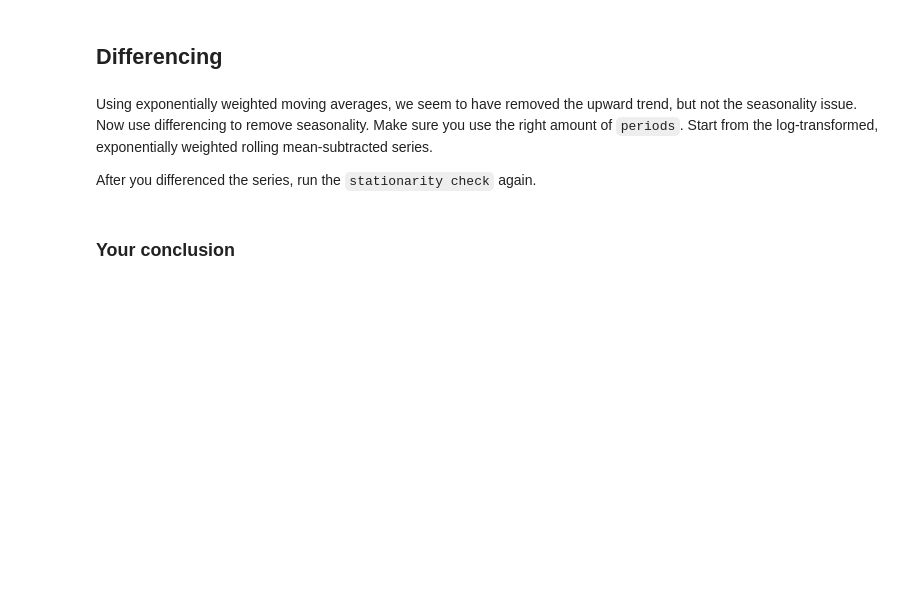
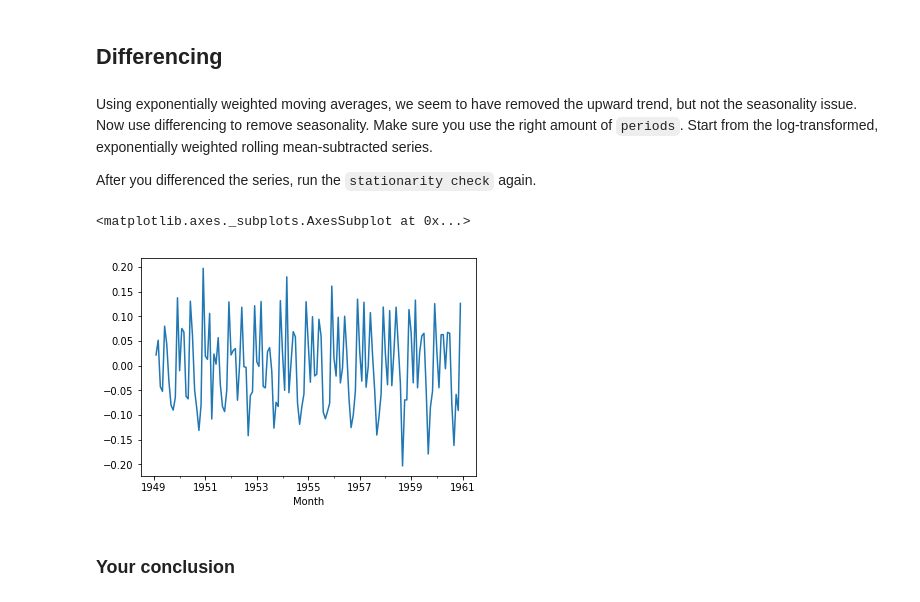
Before and after one commit to kevzha/dsc-3-25-08-removing-trends-lab-nyc-ds-career-012819, a Jupyter notebook: index.ipynb, the cells around one changed output. Drawn from its saved outputs; the diff is of its cells as text; code cells hidden in the pictures; blank space fills up the shorter version.

```diff
--- a/index.ipynb
+++ b/index.ipynb
@@ -197,8 +197,12 @@ Using exponentially weighted moving averages, we seem to have removed the upward
 After you differenced the series, run the `stationarity check` again.
 # %%
 # difference your data and look at the head
-df_diff = df_minus_ewm.diff
+df_diff = df_minus_ewm.diff(periods=1)
 # %%
 # plot your differenced time series
+df_diff.plot()
+# %% [output]
+<matplotlib.axes._subplots.AxesSubplot at 0x...>
+[figure, added]
 # %%
 # drop nas
```
Also changed, not shown: parts of 1 cell of this notebook.
